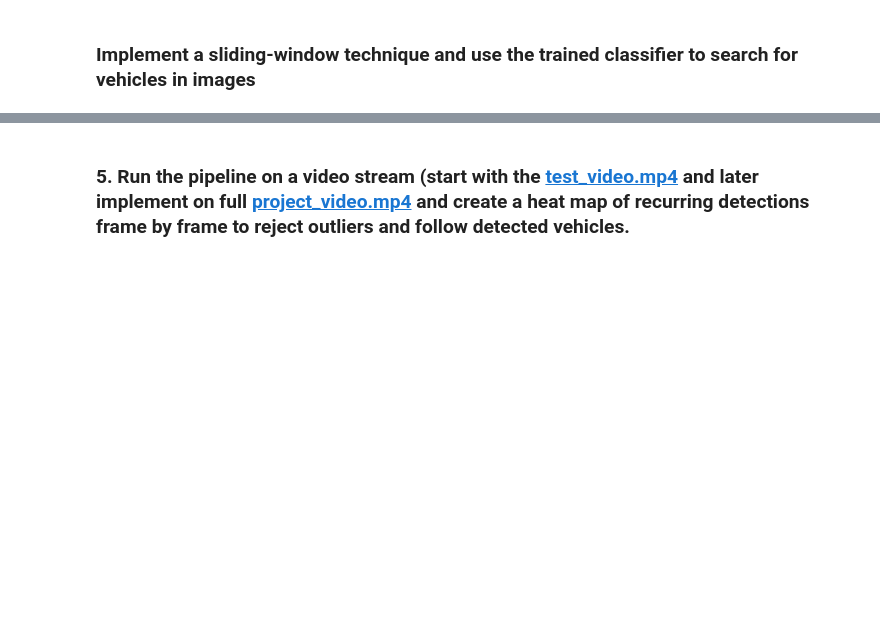
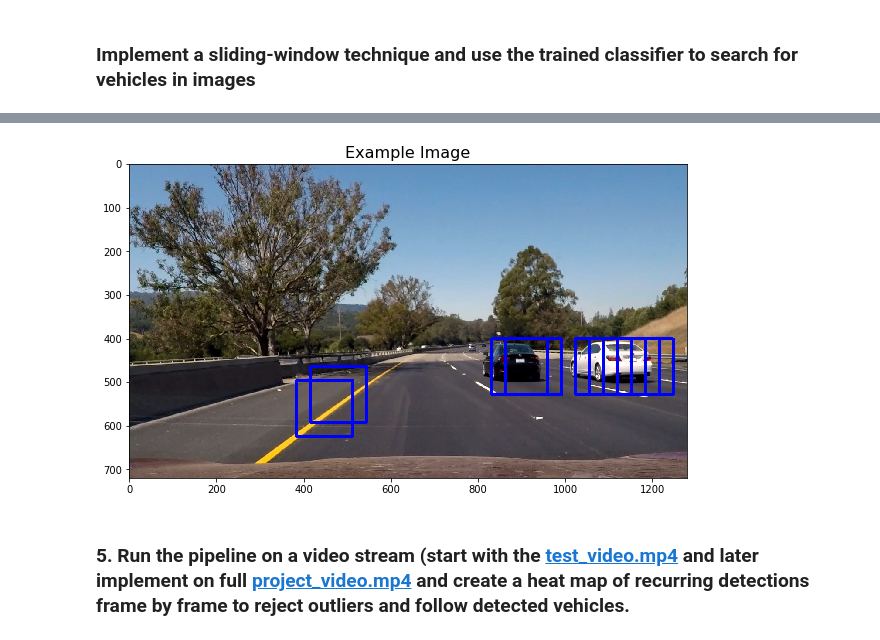
Before and after one commit to ek8203/CarND-Vehicle-Detection, a Jupyter notebook: vehicle_detection.ipynb, the cells around one changed output, grey strips where cells are left out. Cells and saved outputs as stored; diff of their text form; code cells hidden in the pictures; blank space fills up the shorter version.

```diff
--- a/vehicle_detection.ipynb
+++ b/vehicle_detection.ipynb
@@ -210,14 +219,3 @@ print('Saved')
 Saved
 # %% [markdown]
 ### Implement a sliding-window technique and use the trained classifier to search for vehicles in images ###
-# %%
-import pickle
-
-svc_pickle = pickle.load( open("svc_pickle.p", "rb" ) )
-svc = svc_pickle["svc"]
-X_scaler = svc_pickle["scaler"]
-orient = svc_pickle["orient"]
-pix_per_cell = svc_pickle["pix_per_cell"]
-cell_per_block = svc_pickle["cell_per_block"]
-spatial_size = svc_pickle["spatial_size"]
-hist_bins = svc_pickle["hist_bins"]
@@ -224,3 +237,37 @@ hist_bins = svc_pickle["hist_bins"]
+# %%
+from p5lib.visualize import plt_one
+from p5lib.features import *
+import matplotlib.image as mpimg
+import numpy as np
+import pickle
+%matplotlib inline
+
+# Load training parameters
+svc_pickle = pickle.load( open("p5lib/svc_pickle.p", "rb" ) )
+svc = svc_pickle["svc"]
+X_scaler = svc_pickle["scaler"]
+orient = svc_pickle["orient"]
+pix_per_cell = svc_pickle["pix_per_cell"]
+cell_per_block = svc_pickle["cell_per_block"]
+spatial_size = svc_pickle["spatial_size"]
+hist_bins = svc_pickle["hist_bins"]
+
+# Load test image
+image = mpimg.imread('test_images/test6.jpg')
+draw_image = np.copy(image)
+
+ystart = 400
+ystop = 656
+scale = 2#1.5
+
+out_image = find_cars(image, ystart, ystop, scale, svc, X_scaler, orient, pix_per_cell, cell_per_block, spatial_size, hist_bins)
+
+# Visualize
+figure = plt_one(out_image,'Example Image', figsize=(10,10), fontsize=16)
+#figure.savefig('output_images/car_notcar_example.jpg')   # save the figure to file
+plt.close(figure)    # close the figure
+# %% [output]
+[figure, added]
 # %% [markdown]
 ### 5. Run the pipeline on a video stream (start with the [test_video.mp4](test_video.mp4) and later implement on full [project_video.mp4](project_video.mp4) and create a heat map of recurring detections frame by frame to reject outliers and follow detected vehicles. ###
 # %%
```
Also changed, not shown: parts of 7 cells of this notebook, 1 other file.
